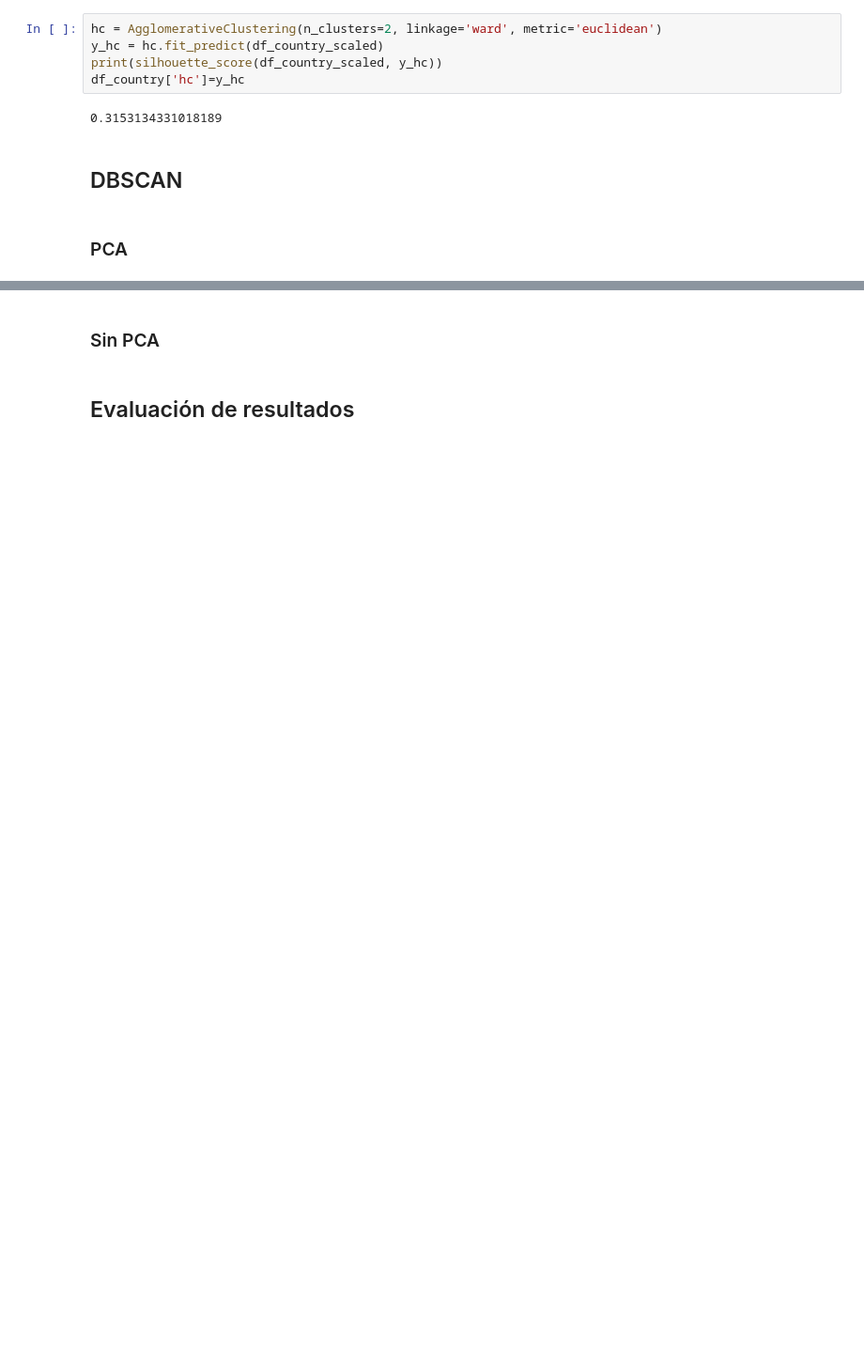
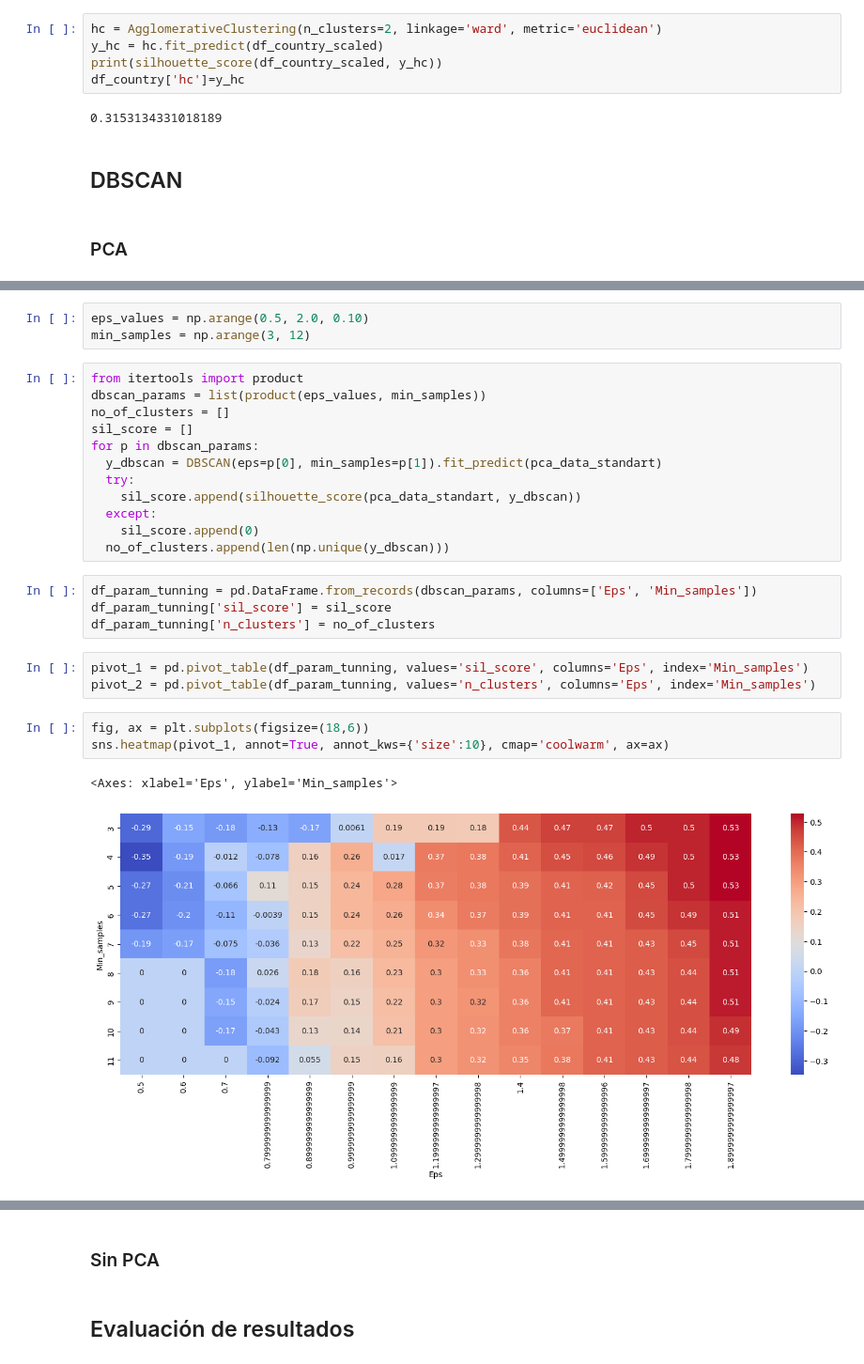
Before and after one commit to Patchwtf/MachineLearningProyects, a Jupyter notebook: Clustering/proyecto_countries_clustering.ipynb, the cells around one changed output, grey strips where cells are left out. Shown: that part at 94% size. Cells and saved outputs as stored; diff of their text form; blank space fills up the shorter version.

Commit message:
Implementacion de DBSCAN con PCA

```diff
--- a/Clustering/proyecto_countries_clustering.ipynb
+++ b/Clustering/proyecto_countries_clustering.ipynb
@@ -294,0 +310,28 @@ df_country['hc']=y_hc
+# %%
+eps_values = np.arange(0.5, 2.0, 0.10)
+min_samples = np.arange(3, 12)
+# %%
+from itertools import product
+dbscan_params = list(product(eps_values, min_samples))
+no_of_clusters = []
+sil_score = []
+for p in dbscan_params:
+  y_dbscan = DBSCAN(eps=p[0], min_samples=p[1]).fit_predict(pca_data_standart)
+  try:
+    sil_score.append(silhouette_score(pca_data_standart, y_dbscan))
+  except:
+    sil_score.append(0)
+  no_of_clusters.append(len(np.unique(y_dbscan)))
+# %%
+df_param_tunning = pd.DataFrame.from_records(dbscan_params, columns=['Eps', 'Min_samples'])
+df_param_tunning['sil_score'] = sil_score
+df_param_tunning['n_clusters'] = no_of_clusters
+# %%
+pivot_1 = pd.pivot_table(df_param_tunning, values='sil_score', columns='Eps', index='Min_samples')
+pivot_2 = pd.pivot_table(df_param_tunning, values='n_clusters', columns='Eps', index='Min_samples')
+# %%
+fig, ax = plt.subplots(figsize=(18,6))
+sns.heatmap(pivot_1, annot=True, annot_kws={'size':10}, cmap='coolwarm', ax=ax)
+# %% [output]
+<Axes: xlabel='Eps', ylabel='Min_samples'>
+[figure, added]
```
Also changed, not shown: parts of 4 cells of this notebook.
